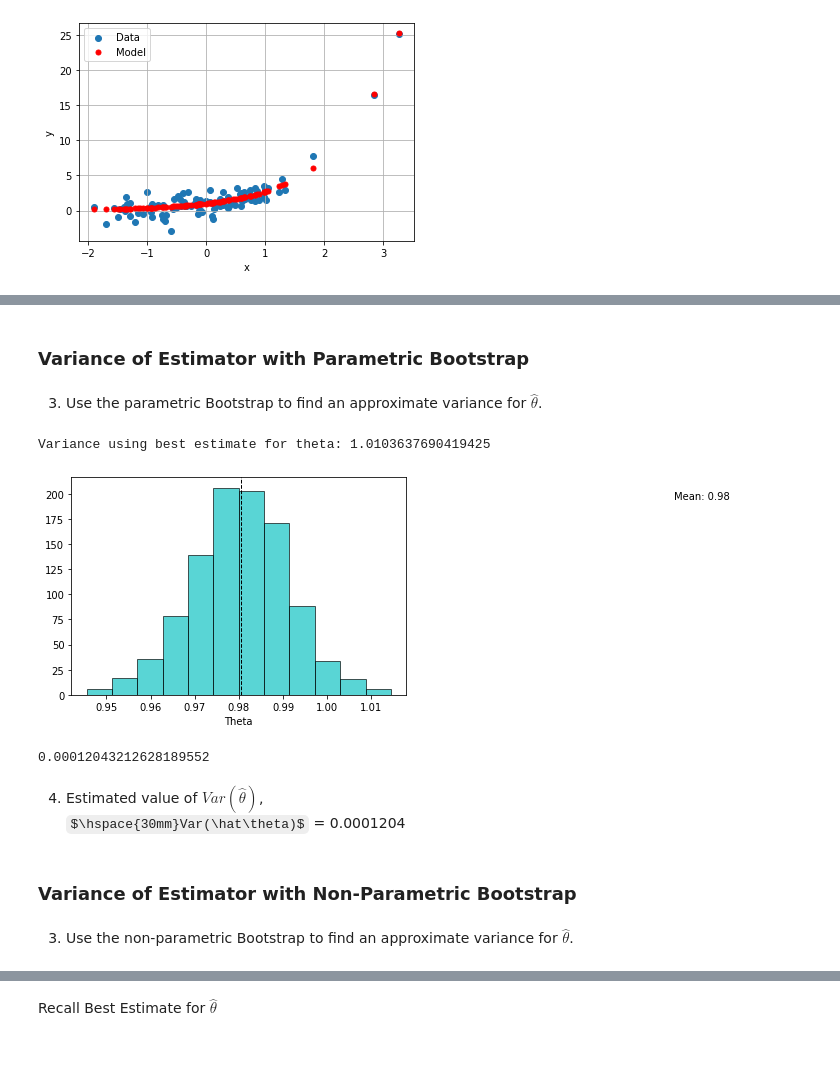
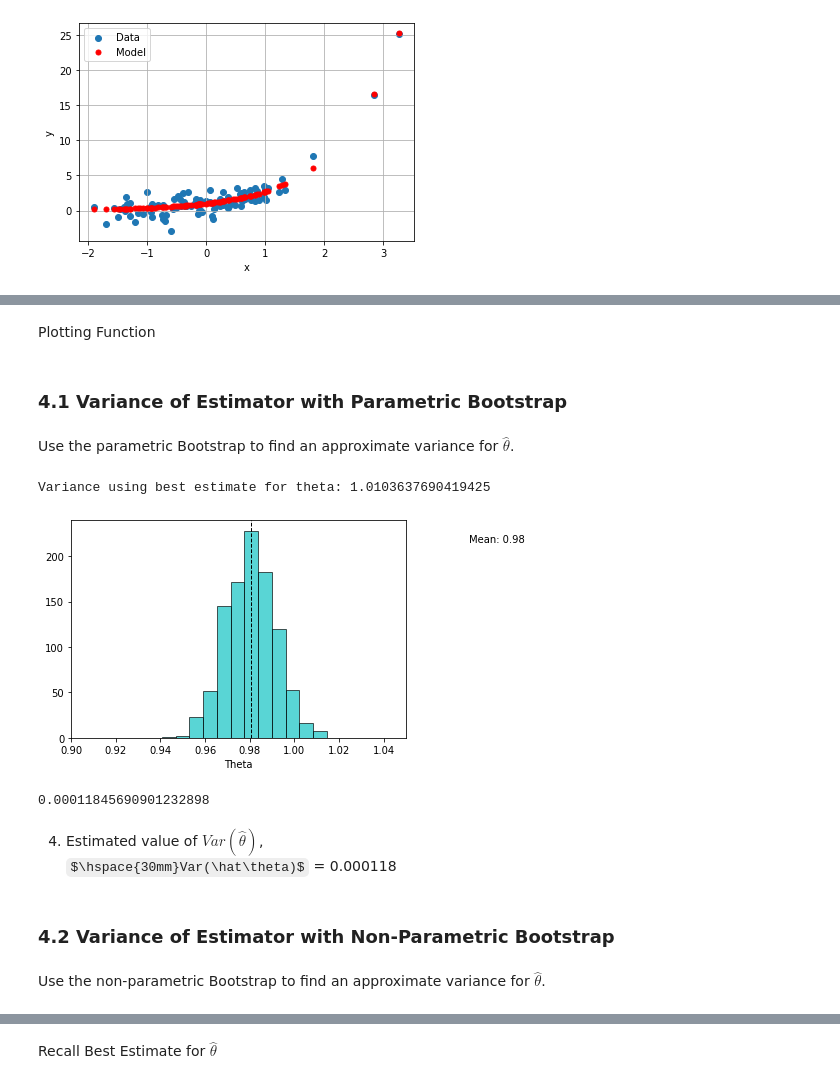
Before and after one commit to LorenzoPeve/Linear_Regression, a Jupyter notebook: Non_linear_Regression/Nonlinear_regression_example1.ipynb, the cells around one changed output, grey strips where cells are left out. Drawn from its saved outputs; the diff is of its cells as text; code cells hidden in the pictures; some formulas as TeX source; blank space fills up the shorter version.

```diff
--- a/Non_linear_Regression/Nonlinear_regression_example1.ipynb
+++ b/Non_linear_Regression/Nonlinear_regression_example1.ipynb
@@ -151,7 +164,17 @@ Shape of data:  (100, 2)
+# %% [markdown]
+Plotting Function
+# %%
+def plot_hist(x, name):
+    plt.hist(x, bins=12, color='c', edgecolor='k', alpha=0.65)
+    plt.axvline(x.mean(), color='k', linestyle='dashed', linewidth=1)
+    min_ylim, max_ylim = plt.ylim()
+    plt.text(x.mean()*1.1, max_ylim*0.9, 'Mean: {:.2f}'.format(x.mean()))
+    plt.xlabel(name); plt.xlim(0.90,1.05);
+    plt.show()
 # %% [markdown]
-### Variance of Estimator with Parametric Bootstrap
+### 4.1 Variance of Estimator with Parametric Bootstrap
 # %% [markdown]
-3. Use the parametric Bootstrap to find an approximate variance for $\hat\theta$.
+Use the parametric Bootstrap to find an approximate variance for $\hat\theta$.
 # %%
 #Step 1: Get variance
 n = len(df)
@@ -162,42 +185,32 @@ Variance using best estimate for theta: 1.0103637690419425
 # %%
 # Model function
 m = lambda x: math.exp(theta_hat*x)
 
 theta_i = []
 for _ in range(1000):
 
     # Obtain a bootstrap sample from the density f(y | theta_hat)
     y_i = []
     for xi in df.x.values:
         mean = m(theta_hat*xi)
         y_iter = np.random.normal(mean, var_xy)
         y_i.append(y_iter)
 
     theta_iter = newton(df.x, y_i, 1, tolerance = 0.00001)
     theta_i.append(theta_iter)
+plot_hist(np.array(theta_i), 'Theta')
+var_theta_hat_pb = np.array(theta_i).var(ddof = 1)
+var_theta_hat_pb
+# %% [output]
+[figure, added]
+0.00011845690901232898
-# %%
-def plot_hist(x, name):
-    plt.hist(x, bins=12, color='c', edgecolor='k', alpha=0.65)
-    plt.axvline(x.mean(), color='k', linestyle='dashed', linewidth=1)
-    min_ylim, max_ylim = plt.ylim()
-    plt.text(x.mean()*1.1, max_ylim*0.9, 'Mean: {:.2f}'.format(x.mean()))
-    plt.xlabel(name)
-    plt.show()
-plot_hist(np.array(theta_i), 'Theta')
-# %% [output]
-[figure, removed]
-# %%
-var_theta_hat = np.array(theta_i).var(ddof = 1)
-var_theta_hat
-# %% [output]
-0.00012043212628189552
 # %% [markdown]
 4. Estimated value of $Var(\hat\theta)$, <br>
-$\hspace{30mm}Var(\hat\theta)$ = 0.0001204
+$\hspace{30mm}Var(\hat\theta)$ = 0.000118
 # %% [markdown]
-### Variance of Estimator with Non-Parametric Bootstrap
+### 4.2 Variance of Estimator with Non-Parametric Bootstrap
 # %% [markdown]
-3. Use the non-parametric Bootstrap to find an approximate variance for $\hat\theta$.
+Use the non-parametric Bootstrap to find an approximate variance for $\hat\theta$.
 # %%
 theta_i = []
 for _ in range(1000):
```
Also changed, not shown: parts of 26 cells of this notebook.
